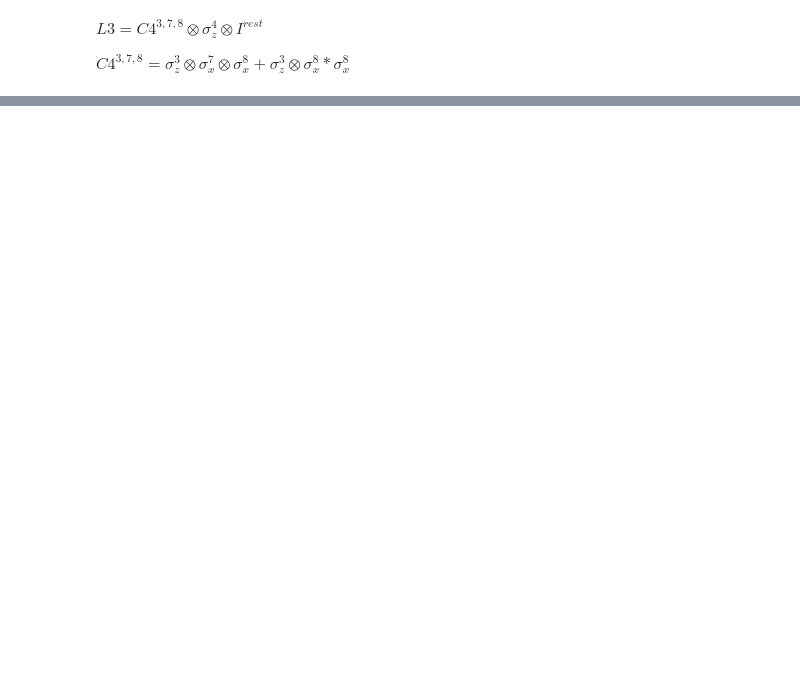
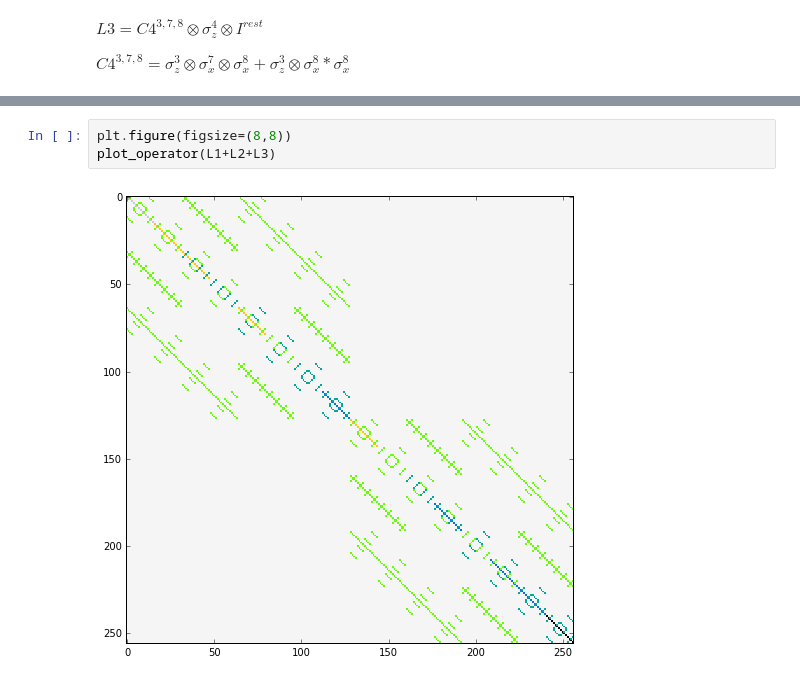
Before and after one commit to oryonatan/qutip, a Jupyter notebook: dorit/Simple stuff.ipynb, the cells around one changed output, grey strips where cells are left out. Cells and saved outputs as stored; diff of their text form; blank space fills up the shorter version.

```diff
--- a/dorit/Simple stuff.ipynb
+++ b/dorit/Simple stuff.ipynb
@@ -79,0 +101,5 @@ L3 = LO.LocalOperator( {4:sz} ).full_form(n) + C4
+# %%
+plt.figure(figsize=(8,8))
+plot_operator(L1+L2+L3)
+# %% [output]
+[figure, added]
```
Also changed, not shown: parts of 19 cells of this notebook, 8 other files.
